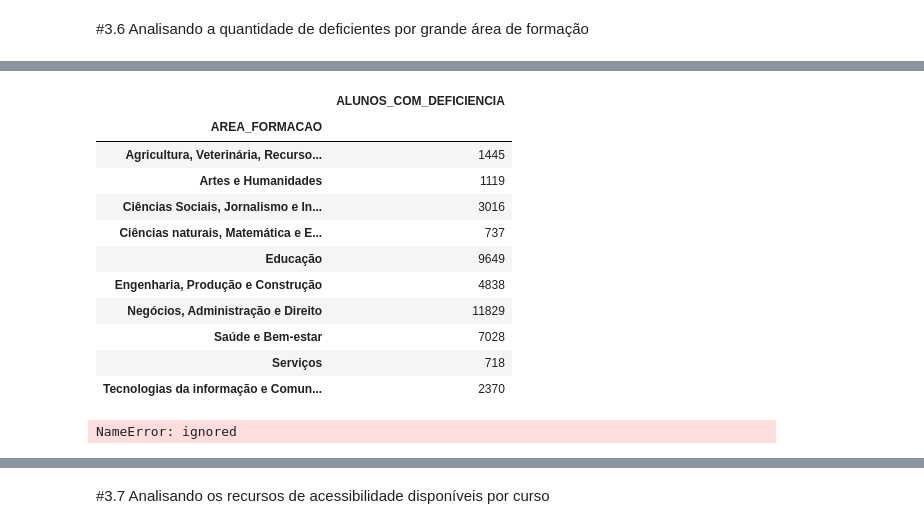
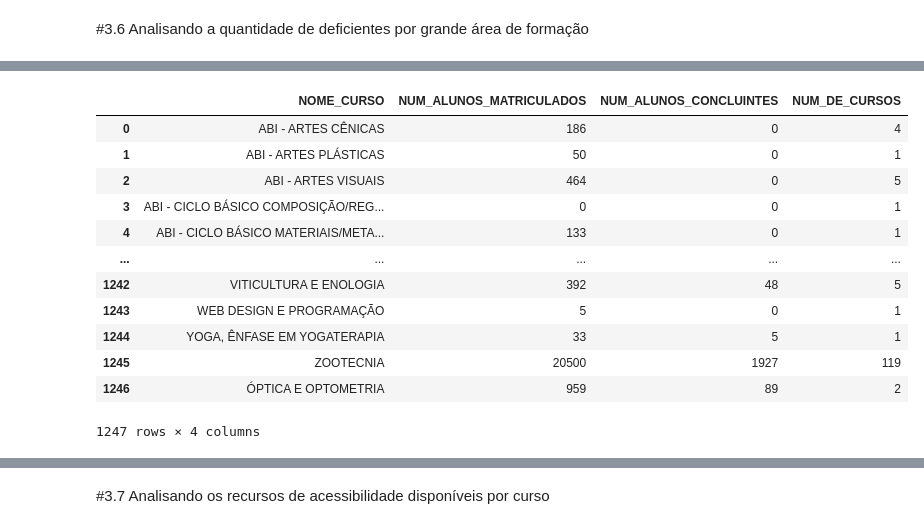
Before and after one commit to roxacarv/edulearn, a Jupyter notebook: Edulearn.ipynb, the cells around one changed output, grey strips where cells are left out. Drawn from its saved outputs; the diff is of its cells as text; code cells hidden in the pictures.

```diff
--- a/Edulearn.ipynb
+++ b/Edulearn.ipynb
@@ -1036,48 +1027,20 @@ df_arealuno.head()
-# %%
-df_arealuno = df_arealuno.groupby(by=['AREA_FORMACAO']).sum().groupby(level=[0]).cumsum()
-df_arealuno
-# %% [output]
-|  | ALUNOS_COM_DEFICIENCIA |
-| AREA_FORMACAO |  |
-| Agricultura, Veterinária, Recurso... | 1445 |
-| Artes e Humanidades | 1119 |
-| Ciências Sociais, Jornalismo e In... | 3016 |
-| Ciências naturais, Matemática e E... | 737 |
-| Educação | 9649 |
-| Engenharia, Produção e Construção | 4838 |
-| Negócios, Administração e Direito | 11829 |
-| Saúde e Bem-estar | 7028 |
-| Serviços | 718 |
-| Tecnologias da informação e Comun... | 2370 |
-# %%
-x = [
-     df_arealuno.loc['Agricultura, Veterinária, Recursos florestais e pesqueiros', 'ALUNOS_COM_DEFICIENCIA'],
-     df_arealuno.loc['Artes e Humanidades', 'ALUNOS_COM_DEFICIENCIA'],
-     df_arealuno.loc['Ciências Sociais, Jornalismo e Informação', 'ALUNOS_COM_DEFICIENCIA'],
-     df_arealuno.loc['Ciências naturais, Matemática e Estatística', 'ALUNOS_COM_DEFICIENCIA'],
-     df_arealuno.loc['Educação', 'ALUNOS_COM_DEFICIENCIA'],
-     df_arealuno.loc['Engenharia, Produção e Construção', 'ALUNOS_COM_DEFICIENCIA'],
-     df_arealuno.loc['Negócios, Administração e Direito', 'ALUNOS_COM_DEFICIENCIA'],
-     df_arealuno.loc['Saúde e Bem-estar', 'ALUNOS_COM_DEFICIENCIA'],
-     df_arealuno.loc['Serviços', 'ALUNOS_COM_DEFICIENCIA'],
-     df_arealuno.loc['Tecnologias da informação e Comunicação (TIC)', 'ALUNOS_COM_DEFICIENCIA'],
-]
-y = [
-     'Agricultura, Veterinária, Recursos florestais e pesqueiros',
-     'Artes e Humanidades',
-     'Ciências Sociais, Jornalismo e Informação',
-     'Ciências naturais, Matemática e Estatística',
-     'Educação',
-     'Engenharia, Produção e Construção',
-     'Negócios, Administração e Direito',
-     'Saúde e Bem-estar',
-     'Serviços',
-     'Tecnologias da informação e Comunicação (TIC)'
-]
-
-df_arealuno_plot = sns.barplot(x=x, y=y, data=top10, palette="muted")
-df_arealuno_plot.set_title('Relação entre alunos com deficiência e grande área de formação', fontsize = 15)
-df_arealuno_plot.set_xlabel('Quantidade de alunos com deficiência',fontsize = 15)
-df_arealuno_plot.set_ylabel('Cursos',fontsize=15)
-# %% [output]
-NameError: ignored
+# %%
+df_info_curso = pd.read_csv('https://raw.githubusercontent.com/roxacarv/edulearn/main/dados/SUP_CURSO_2019.CSV', sep='|', encoding='latin-1', usecols=['NO_CURSO', 'QT_MATRICULA_TOTAL', 'QT_CONCLUINTE_TOTAL'])
+df_info_curso['NUM_DE_CURSOS'] = 1
+df_info_curso = df_info_curso.groupby('NO_CURSO').sum().reset_index()
+df_info_curso = df_info_curso.rename(columns={'NO_CURSO': 'NOME_CURSO', 'QT_MATRICULA_TOTAL': 'NUM_ALUNOS_MATRICULADOS', 'QT_CONCLUINTE_TOTAL': 'NUM_ALUNOS_CONCLUINTES'})
+df_info_curso
+# %% [output]
+|  | NOME_CURSO | NUM_ALUNOS_MATRICULADOS | NUM_ALUNOS_CONCLUINTES | NUM_DE_CURSOS |
+| 0 | ABI - ARTES CÊNICAS | 186 | 0 | 4 |
+| 1 | ABI - ARTES PLÁSTICAS | 50 | 0 | 1 |
+| 2 | ABI - ARTES VISUAIS | 464 | 0 | 5 |
+| 3 | ABI - CICLO BÁSICO COMPOSIÇÃO/REG... | 0 | 0 | 1 |
+| 4 | ABI - CICLO BÁSICO MATERIAIS/META... | 133 | 0 | 1 |
+| ... | ... | ... | ... | ... |
+| 1242 | VITICULTURA E ENOLOGIA | 392 | 48 | 5 |
+| 1243 | WEB DESIGN E PROGRAMAÇÃO | 5 | 0 | 1 |
+| 1244 | YOGA, ÊNFASE EM YOGATERAPIA | 33 | 5 | 1 |
+| 1245 | ZOOTECNIA | 20500 | 1927 | 119 |
+| 1246 | ÓPTICA E OPTOMETRIA | 959 | 89 | 2 |
+1247 rows × 4 columns
```
Also changed, not shown: parts of 9 cells of this notebook.
